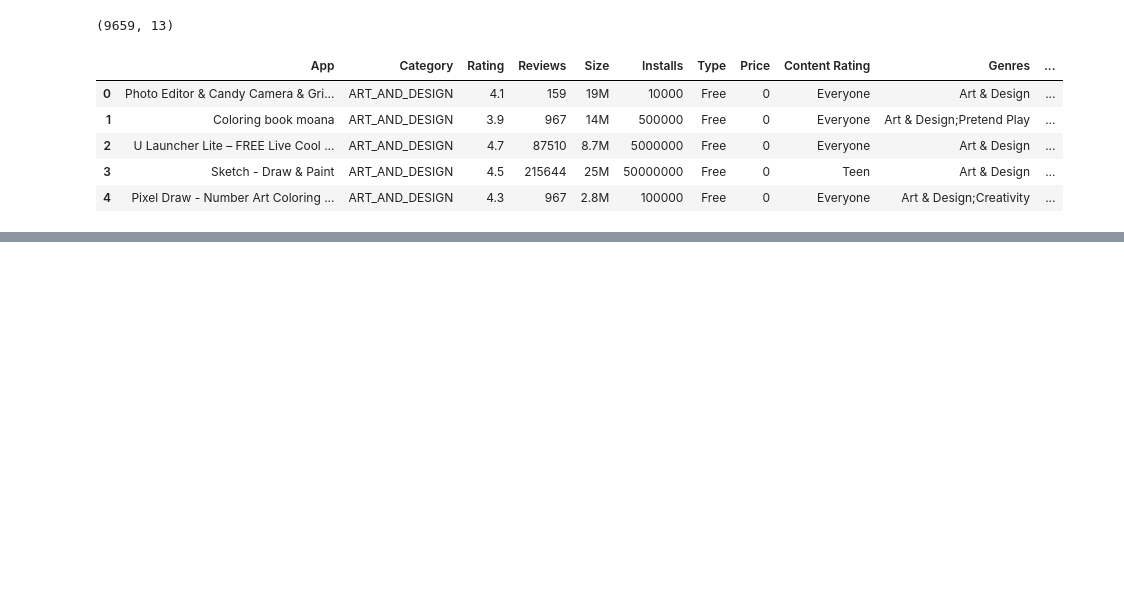
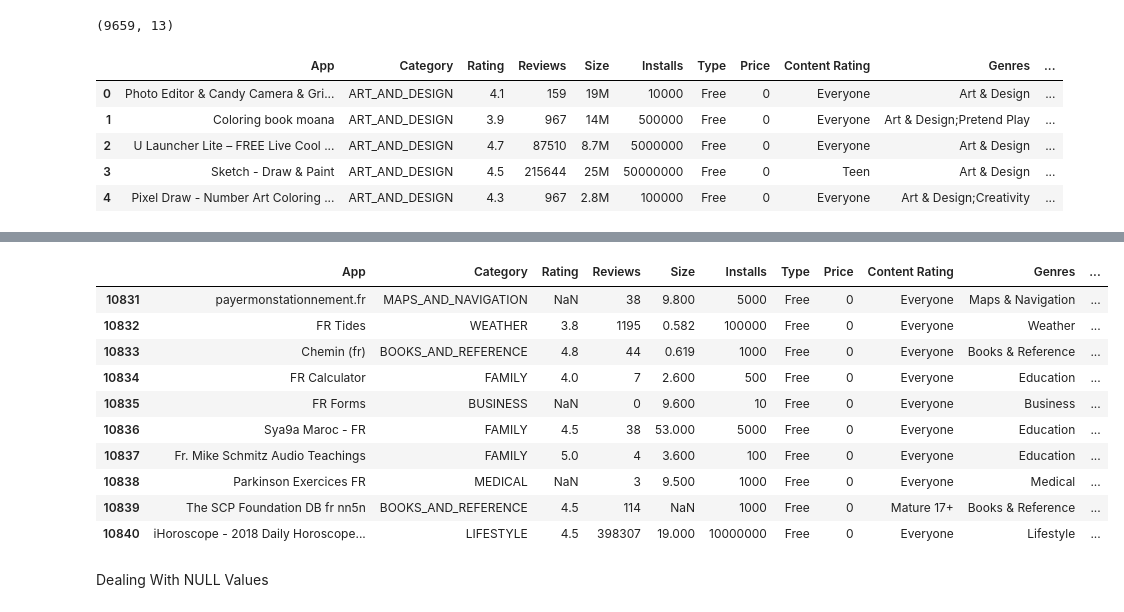
Before and after one commit to Koti-RK/Playstore-App-Review-Analysis, a Jupyter notebook: PlayStore_App_Review_Analysis_Capstone_Project.ipynb, the cells around one changed output, grey strips where cells are left out. Drawn from its saved outputs; the diff is of its cells as text; code cells hidden in the pictures; blank space fills up the shorter version.

```diff
--- a/PlayStore_App_Review_Analysis_Capstone_Project.ipynb
+++ b/PlayStore_App_Review_Analysis_Capstone_Project.ipynb
@@ -195,0 +252,16 @@ df.head()
+# %%
+df.tail(10)
+# %% [output]
+|  | App | Category | Rating | Reviews | Size | Installs | Type | Price | Content Rating | Genres | ... |
+| 10831 | payermonstationnement.fr | MAPS_AND_NAVIGATION | NaN | 38 | 9.800 | 5000 | Free | 0 | Everyone | Maps & Navigation | ... |
+| 10832 | FR Tides | WEATHER | 3.8 | 1195 | 0.582 | 100000 | Free | 0 | Everyone | Weather | ... |
+| 10833 | Chemin (fr) | BOOKS_AND_REFERENCE | 4.8 | 44 | 0.619 | 1000 | Free | 0 | Everyone | Books & Reference | ... |
+| 10834 | FR Calculator | FAMILY | 4.0 | 7 | 2.600 | 500 | Free | 0 | Everyone | Education | ... |
+| 10835 | FR Forms | BUSINESS | NaN | 0 | 9.600 | 10 | Free | 0 | Everyone | Business | ... |
+| 10836 | Sya9a Maroc - FR | FAMILY | 4.5 | 38 | 53.000 | 5000 | Free | 0 | Everyone | Education | ... |
+| 10837 | Fr. Mike Schmitz Audio Teachings | FAMILY | 5.0 | 4 | 3.600 | 100 | Free | 0 | Everyone | Education | ... |
+| 10838 | Parkinson Exercices FR | MEDICAL | NaN | 3 | 9.500 | 1000 | Free | 0 | Everyone | Medical | ... |
+| 10839 | The SCP Foundation DB fr nn5n | BOOKS_AND_REFERENCE | 4.5 | 114 | NaN | 1000 | Free | 0 | Mature 17+ | Books & Reference | ... |
+| 10840 | iHoroscope - 2018 Daily Horoscope... | LIFESTYLE | 4.5 | 398307 | 19.000 | 10000000 | Free | 0 | Everyone | Lifestyle | ... |
+# %% [markdown]
+Dealing With NULL Values
```
Also changed, not shown: parts of 17 cells of this notebook.
